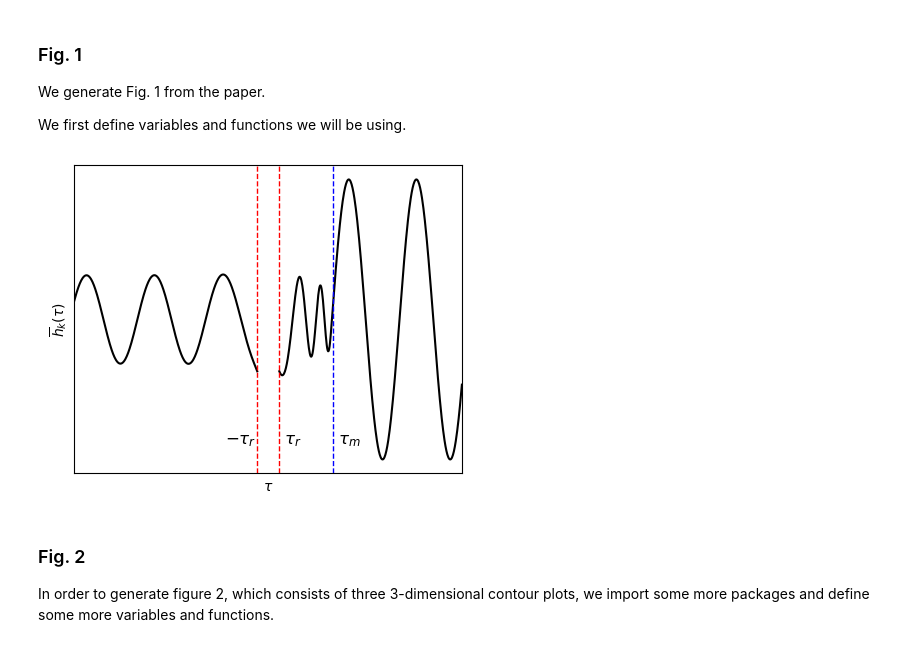
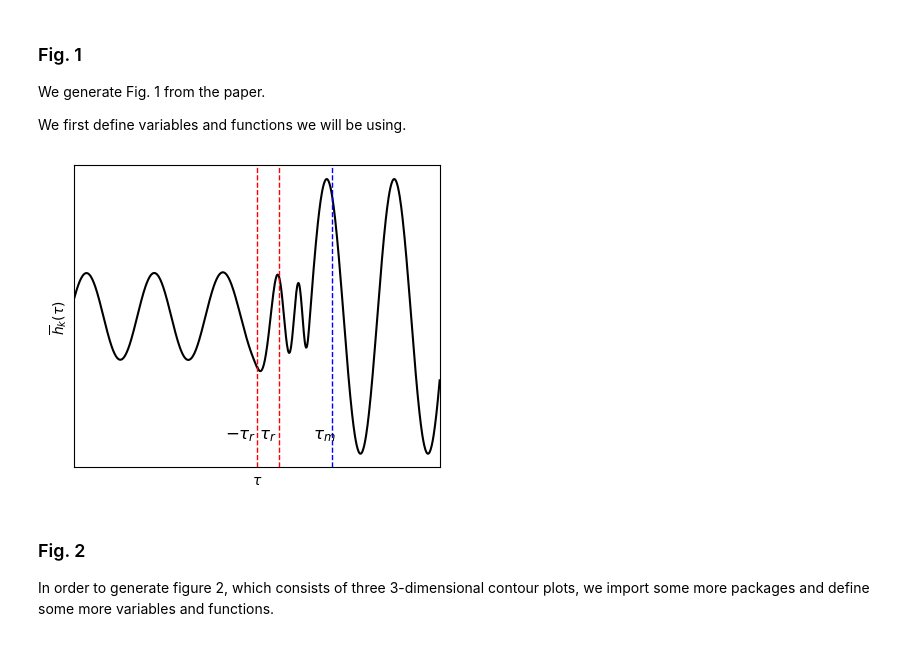
Before and after one commit to ChrisChoi314/constrain_mass_nanograv_15, a Jupyter notebook: analysis.ipynb, the cells around one changed output. Cells and saved outputs as stored; diff of their text form; code cells hidden in the pictures.

```diff
--- a/analysis.ipynb
+++ b/analysis.ipynb
@@ -31,7 +31,6 @@ N_neg_r = 0
 N_pos_r = 0
 N_m = 0
 isReal = False
-tau_r =
 
 for val in tau:
     if val <= -tau_r:
@@ -66,7 +65,7 @@ def mu(conf_time):
 def M_derivs_homo(M, u):
     return [M[1], -(k**2 + (scale_fac(u)*mu(u))**2 - d_scale_fac_dz(u) / scale_fac(u)) * M[0]]
 # %%
-fig, (ax1) = plt.subplots(1, figsize=(5, 4))
+fig, (ax1) = plt.subplots(1, figsize=(4, 3.3),constrained_layout = True)
 
 
 # We use the central difference method
@@ -104,38 +103,40 @@ else:
 xxxx = xxxx[1] - xxxx[0]
 xxxx /= xxxxx[1] - xxxxx[0]
 v_prime_0_rest = xxxx
 v_rest, v_prime_rest = odeint(
     M_derivs_homo, [v_0_rest, v_prime_0_rest], tau[N_pos_r:]).T
 
+gap_len = tau[N_pos_r] - tau[N_neg_r]
 
 ax1.plot(
-    tau[N_pos_r:], v_rest, color="black"
+    tau[N_pos_r:] - gap_len, v_rest, color="black"
 )
 
 ax1.set_xlabel(r"$\tau$")
 
-ax1.set_xlim(-tau_end, tau_end)
+ax1.set_xlim(-tau_end, tau_end - gap_len)
 ax1.set_ylabel(r"$\overline{h}_k(\tau)$")
 
+epsilon = .0001
 
 plt.axvline(x=-tau_r, color='red', linestyle='dashed',
             linewidth=1)
 plt.axvline(x=tau_r, color='red', linestyle='dashed',
             linewidth=1, label=r'$\pm \tau_r$')
 plt.axvline(x=tau_m, color='blue', linestyle='dashed',
             linewidth=1, label=r'$\tau_m$')
 plt.text(-tau_r-3, -2, r'$-\tau_r$',size=12)
-plt.text(tau_r+.5, -2, r'$\tau_r$', size=12)
-plt.text(tau_m+.5, -2, r'$\tau_m$',size=12)
+plt.text(-tau_r+.2, -2, r'$\tau_r$', size=12)
+plt.text(tau_m+.2- gap_len, -2, r'$\tau_m$',size=12)
 
 plt.xticks([])
 plt.yticks([])
 
 plt.legend().set_visible(False)
 plt.savefig("figs/fig1.pdf")
 plt.show()
 # %% [output]
-[figure, old version]
+[figure, new version]
 # %% [markdown]
 ### Fig. 2
 
```
Also changed, not shown: parts of 5 cells of this notebook, 7 other files.
